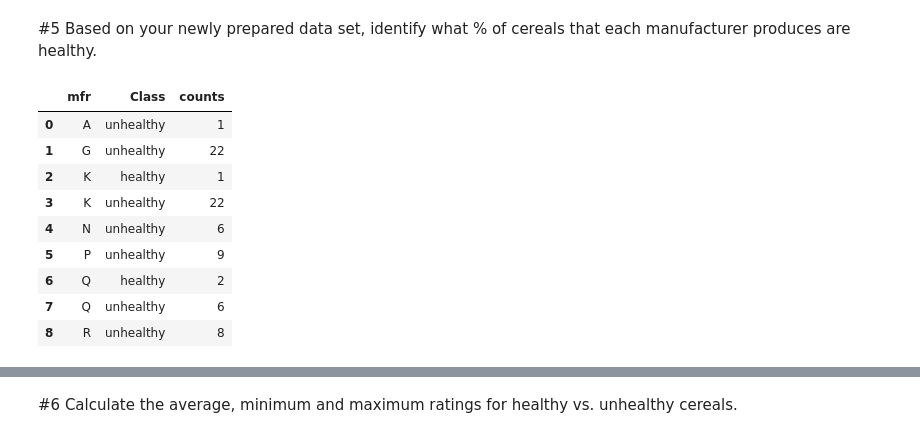
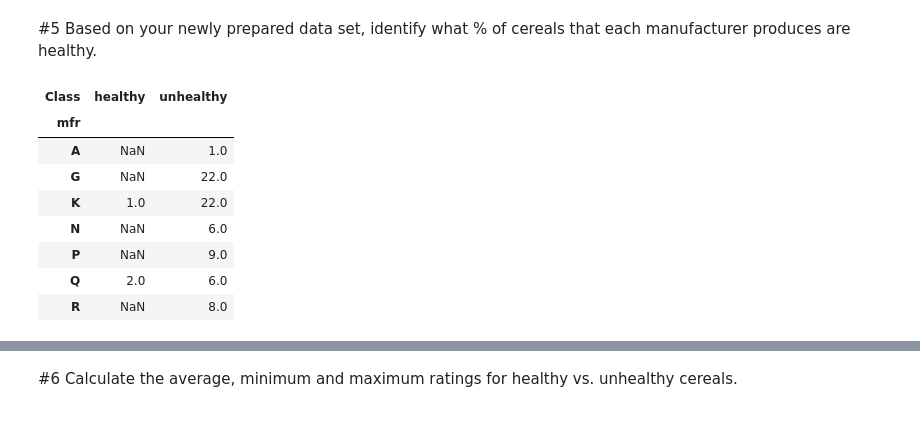
Before and after one commit to sharonccs/PortfolioProjects, a Jupyter notebook: 80 Cereals.ipynb, the cells around one changed output, grey strips where cells are left out. Drawn from its saved outputs; the diff is of its cells as text; code cells hidden in the pictures.

```diff
--- a/80 Cereals.ipynb
+++ b/80 Cereals.ipynb
@@ -234,16 +234,15 @@ with pd.option_context("display.max_rows", None, "display.max_columns", None):
 # %%
 df1=df
 # %%
-df2=df1.groupby(['mfr','Class']).size().reset_index(name='counts')
+df2=df1.groupby(['mfr','Class'])['name'].count().unstack()
 df2
 # %% [output]
-|  | mfr | Class | counts |
-| 0 | A | unhealthy | 1 |
-| 1 | G | unhealthy | 22 |
-| 2 | K | healthy | 1 |
-| 3 | K | unhealthy | 22 |
-| 4 | N | unhealthy | 6 |
-| 5 | P | unhealthy | 9 |
-| 6 | Q | healthy | 2 |
-| 7 | Q | unhealthy | 6 |
-| 8 | R | unhealthy | 8 |
+| Class | healthy | unhealthy |
+| mfr |  |  |
+| A | NaN | 1.0 |
+| G | NaN | 22.0 |
+| K | 1.0 | 22.0 |
+| N | NaN | 6.0 |
+| P | NaN | 9.0 |
+| Q | 2.0 | 6.0 |
+| R | NaN | 8.0 |
```
Also changed, not shown: parts of 3 cells of this notebook.
